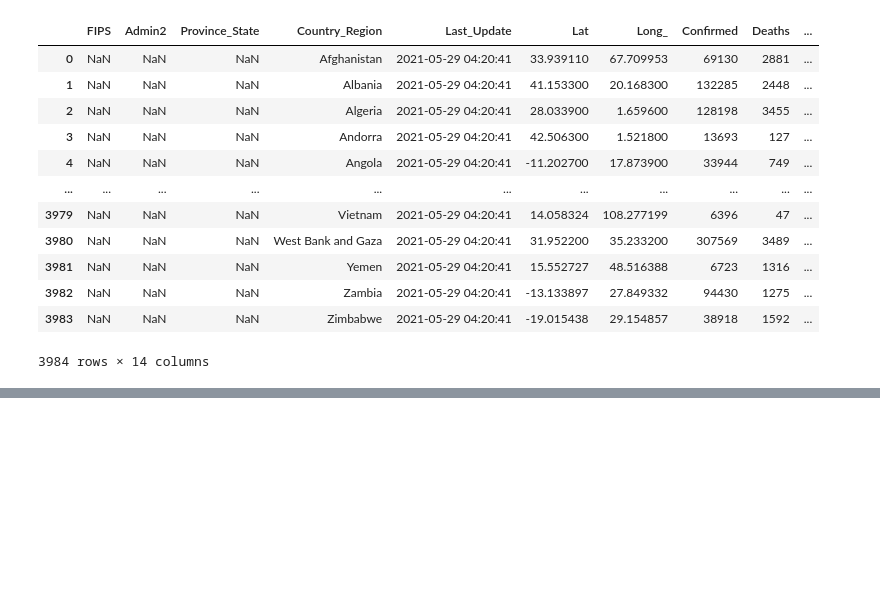
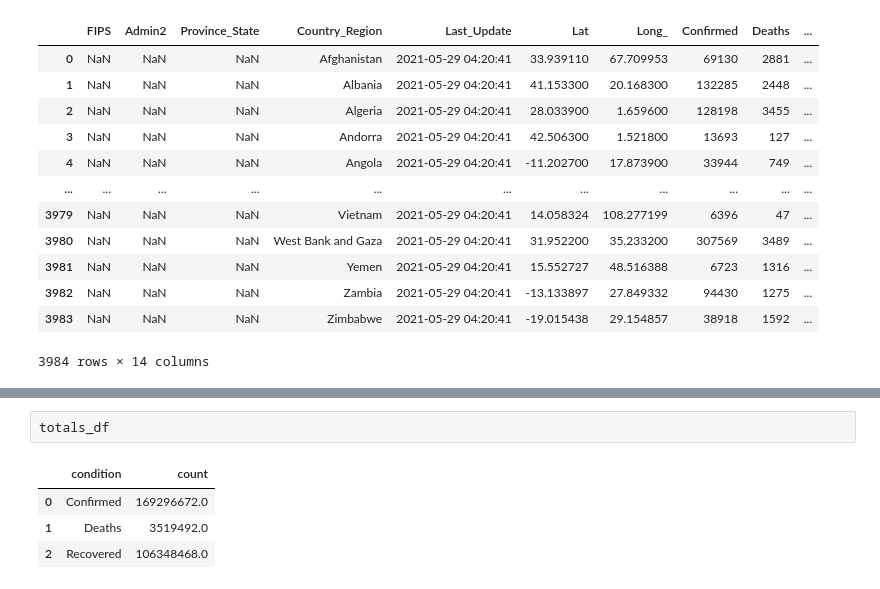
Before and after one commit to vanti113/conda-dash, a Jupyter notebook: learning-pandas.ipynb, the cells around one changed output, grey strips where cells are left out. Saved outputs shown, nothing was run; the diff lists cells and outputs as text; blank space fills up the shorter version.

```diff
--- a/learning-pandas.ipynb
+++ b/learning-pandas.ipynb
@@ -71,0 +71,7 @@ daily_df
+# %%
+totals_df
+# %% [output]
+|  | condition | count |
+| 0 | Confirmed | 169296672.0 |
+| 1 | Deaths | 3519492.0 |
+| 2 | Recovered | 106348468.0 |
```
Also changed, not shown: parts of 2 cells of this notebook, 2 other files.
